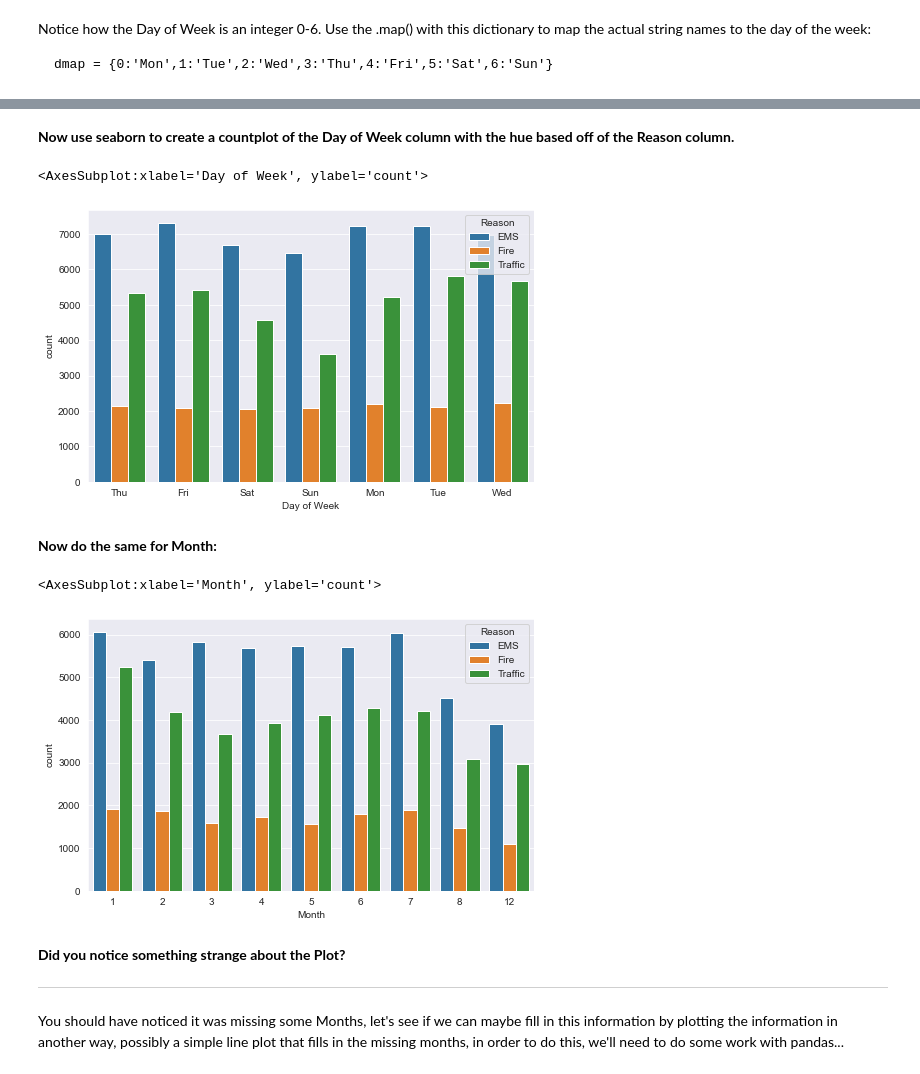
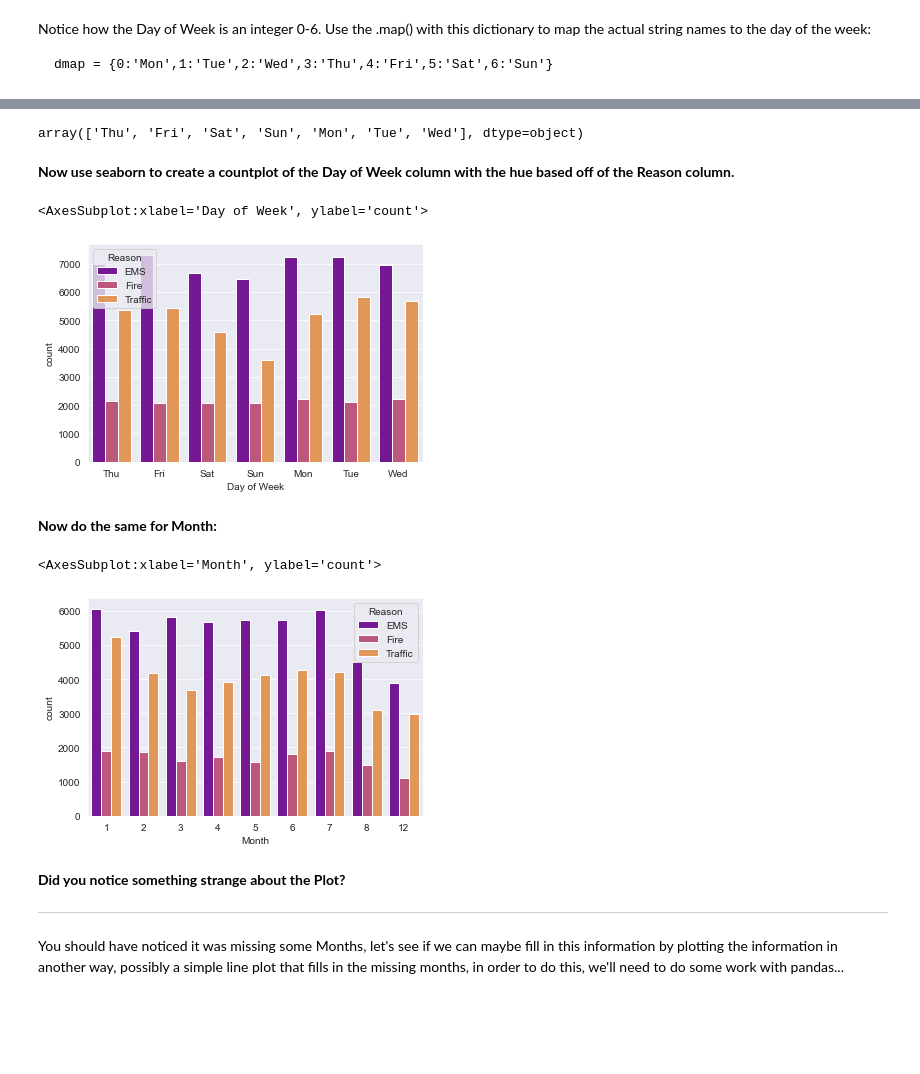
Before and after one commit to kriti-ixix/python-j, a Jupyter notebook: data analytics/data capstone project/911 Calls Solutions.ipynb, the cells around one changed output, grey strips where cells are left out. Saved outputs shown, nothing was run; the diff lists cells and outputs as text; code cells hidden in the pictures; blank space fills up the shorter version.

```diff
--- a/data analytics/data capstone project/911 Calls Solutions.ipynb
+++ b/data analytics/data capstone project/911 Calls Solutions.ipynb
@@ -112,4 +99,4 @@ In the titles column there are "Reasons/Departments" specified before the title
 
 **For example, if the title column value is EMS: BACK PAINS/INJURY , the Reason column value would be EMS.**
 # %%
-df['Reason'] = df['title'].apply(lambda x : x.split(':')[0])
+df['Reason'] = df['title'].apply(lambda s : s.split(':')[0])
@@ -213,9 +174,9 @@ You can now grab specific attributes from a Datetime object by calling them. For
 
 **You can use Jupyter's tab method to explore the various attributes you can call. Now that the timestamp column are actually DateTime objects, use .apply() to create 3 new columns called Hour, Month, and Day of Week. You will create these columns based off of the timeStamp column.**
 # %%
-df['Hour'] = df['timeStamp'].apply(lambda time : time.hour)
-df['Month'] = df['timeStamp'].apply(lambda time : time.month)
-df['Day of Week'] = df['timeStamp'].apply(lambda time : time.dayofweek)
+df['Hour'] = df['timeStamp'].apply(lambda x : x.hour)
+df['Month'] = df['timeStamp'].apply(lambda x : x.month)
+df['Day of Week'] = df['timeStamp'].apply(lambda x : x.dayofweek)
 # %%
 df.head()
 # %% [output]
@@ -246,22 +206,24 @@ df.head()
 | 2 | 40.121182 | -75.351975 | HAWS AVE; NORRISTOWN; 2015-12-10 ... | 19401.0 | Fire: GAS-ODOR/LEAK | 2015-12-10 17:40:00 | NORRISTOWN | HAWS AVE | 1 | Fire | 17 | ... |
 | 3 | 40.116153 | -75.343513 | AIRY ST & SWEDE ST; NORRISTOWN; S... | 19401.0 | EMS: CARDIAC EMERGENCY | 2015-12-10 17:40:01 | NORRISTOWN | AIRY ST & SWEDE ST | 1 | EMS | 17 | ... |
 | 4 | 40.251492 | -75.603350 | CHERRYWOOD CT & DEAD END; LOWER P... | NaN | EMS: DIZZINESS | 2015-12-10 17:40:01 | LOWER POTTSGROVE | CHERRYWOOD CT & DEAD END | 1 | EMS | 17 | ... |
+# %%
+df['Day of Week'].unique()
+# %% [output]
+array(['Thu', 'Fri', 'Sat', 'Sun', 'Mon', 'Tue', 'Wed'], dtype=object)
 # %% [markdown]
 **Now use seaborn to create a countplot of the Day of Week column with the hue based off of the Reason column.**
 # %%
-plt.figure(figsize=(8, 5))
-sns.countplot(x='Day of Week', data=df, hue='Reason')
+sns.countplot(x='Day of Week', data=df, hue='Reason', palette='plasma')
 # %% [output]
 <AxesSubplot:xlabel='Day of Week', ylabel='count'>
-[figure, old version]
+[figure, new version]
 # %% [markdown]
 **Now do the same for Month:**
 # %%
-plt.figure(figsize=(8, 5))
-sns.countplot(x='Month', data=df, hue='Reason')
+sns.countplot(x='Month', data=df, hue='Reason', palette='plasma')
 # %% [output]
 <AxesSubplot:xlabel='Month', ylabel='count'>
-[figure, old version]
+[figure, new version]
 # %% [markdown]
 **Did you notice something strange about the Plot?**
 
```
Also changed, not shown: parts of 31 cells of this notebook, 3 other files.
